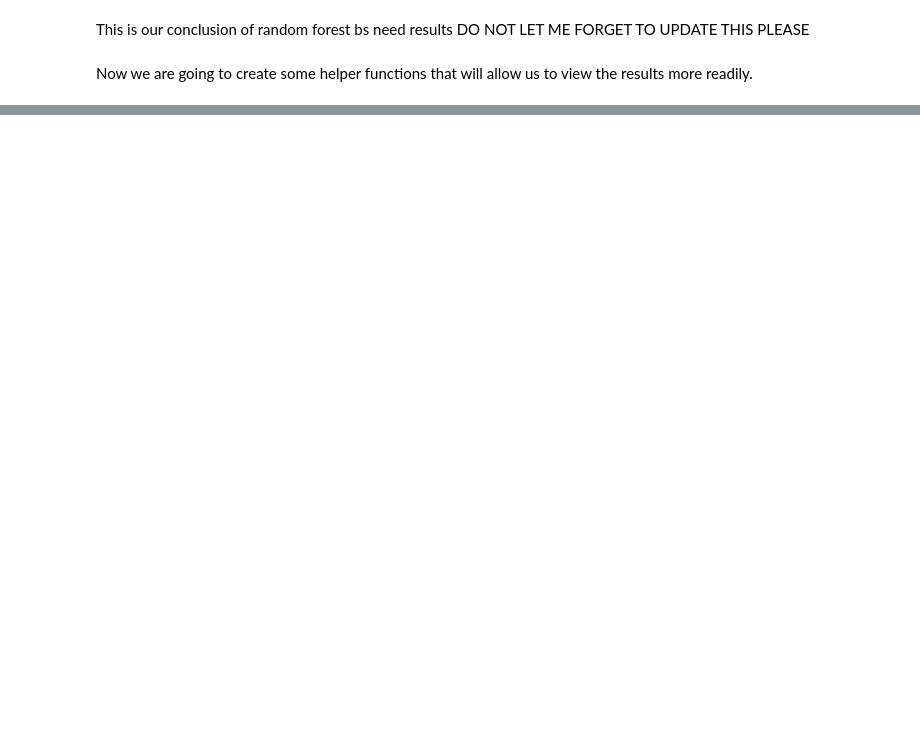
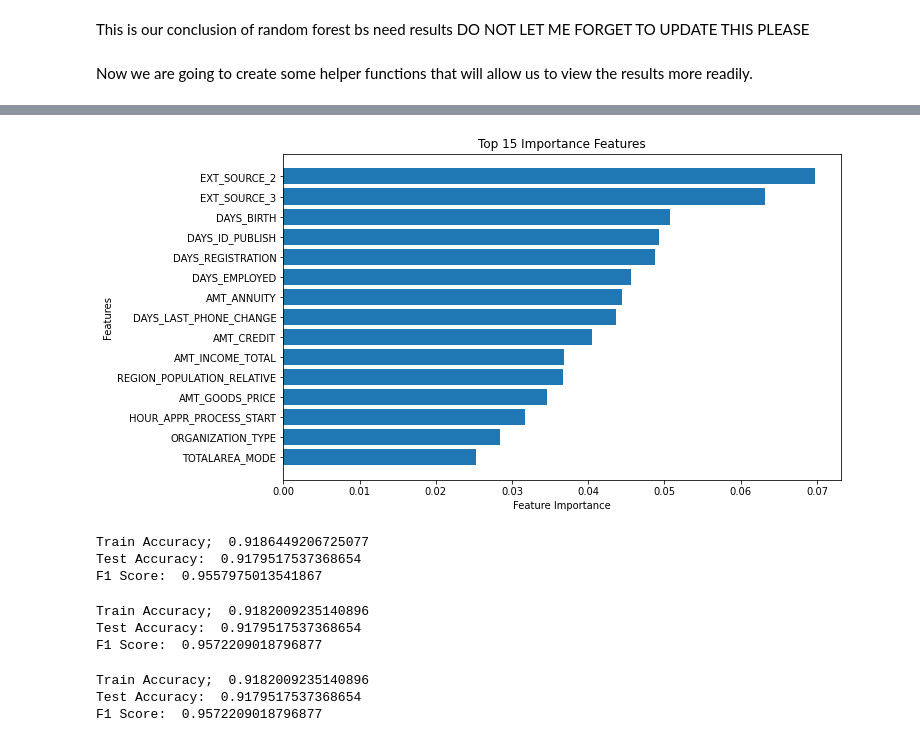
Before and after one commit to Lyfae/AAI-510-Final, a Jupyter notebook: AAI_510_FinalProject_DataCleaning.ipynb, the cells around one changed output, grey strips where cells are left out. Saved outputs shown, nothing was run; the diff lists cells and outputs as text; code cells hidden in the pictures; blank space fills up the shorter version.

```diff
--- a/AAI_510_FinalProject_DataCleaning.ipynb
+++ b/AAI_510_FinalProject_DataCleaning.ipynb
@@ -311,22 +315,22 @@ def model_fit_pred(cls, X_train, y_train,top_features):
     y_pred = cls.predict(X_test[top_features])
 
     # Return the classifier, y_head, and then the y_pred
-    return cls, y_head, y_pred
+    return cls, y_hat, y_pred
 
 
 # Outputting the train/test accuracy and F1 Score
-def model_results(y_train, y_test, y_head, y_pred):
+def model_results(y_train, y_test, y_hat, y_pred):
     # Finding the F1 score
     f1 = metrics.f1_score(y_pred, y_test, average='weighted')
 
     # Display the Train/Test Accuracy and then the F1 score
-    print("Train Accuracy; ", metrics.accuracy_score(y_train, y_head))
+    print("Train Accuracy; ", metrics.accuracy_score(y_train, y_hat))
     print("Test Accuracy: ", metrics.accuracy_score(y_test,y_pred))
     print("F1 Score: ", f1)
 
 
 # Creating a Confusion Matrix for the Models
-def model_CM(y_test, y_pred,title_name):
+def model_CM(y_test, y_pred, title_name):
     # Creating the Confusion Matrix
     confusion_matrix = metrics.confusion_matrix(y_test,y_pred)
 
@@ -336,6 +340,34 @@ def model_CM(y_test, y_pred,title_name):
     # Adding the the title of the plot
     plt.title(title_name)
     plt.show()
+
+# Finding Features
+def finding_features(cls):
+    # Finding the important features
+    importance = cls.feature_importances_
+    top_indices = np.argsort(importance)
+
+    # Creating our X and y axis for plotting
+    x_axis = importance[top_indices]
+    y_axis = X.columns[top_indices]
+
+    # number of features we are looking for
+    value = 15
+
+    # ordering it from greatest to least importance
+    x_axis = x_axis[-value:]
+    y_axis = y_axis[-value:]
+
+    # plot
+    plt.figure(figsize=(10, 6))
+    plt.barh(range(value), x_axis, align='center')
+    plt.yticks(range(value), y_axis)
+    plt.xlabel('Feature Importance')
+    plt.ylabel('Features')
+    plt.title('Top 15 Importance Features')
+    plt.show()
+
+    return y_axis
 # %%
 # Print out a nicely formatted results table
 model_results(y_train, y_test, y_hat, y_pred)
@@ -349 +381,8 @@ F1 Score:  0.9571185553112974
 [figure]
+# %%
+# Grabbing the top features
+y_value = finding_features(rf)
+value = 6
+top_features = y_value[-value:]
+# %% [output]
+[figure, added]
@@ -349,0 +399,19 @@ F1 Score:  0.9571185553112974
+# %%
+# Outputting the Results
+gbc_results = model_results(y_train,y_test,y_hat_gbc,y_pred_gbc)
+# %% [output]
+Train Accuracy;  0.9186449206725077
+Test Accuracy:  0.9179517537368654
+F1 Score:  0.9557975013541867
+# %%
+nb_clf_results = model_results(y_train,y_test,y_hat_nb,y_pred_nb)
+# %% [output]
+Train Accuracy;  0.9182009235140896
+Test Accuracy:  0.9179517537368654
+F1 Score:  0.9572209018796877
+# %%
+svm_results = model_results(y_train,y_test,y_hat_svm,y_pred_svm)
+# %% [output]
+Train Accuracy;  0.9182009235140896
+Test Accuracy:  0.9179517537368654
+F1 Score:  0.9572209018796877
```
Also changed, not shown: parts of 9 cells of this notebook.
